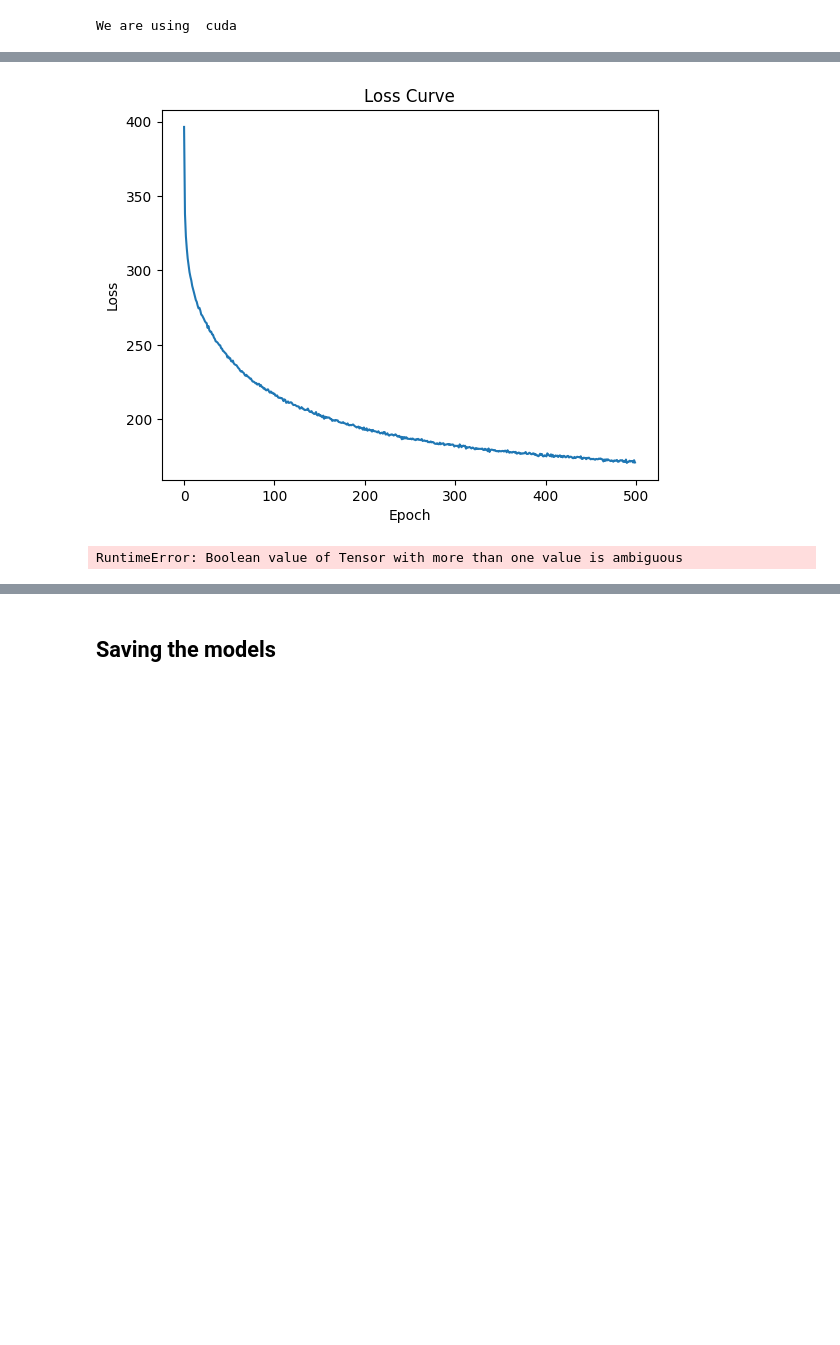
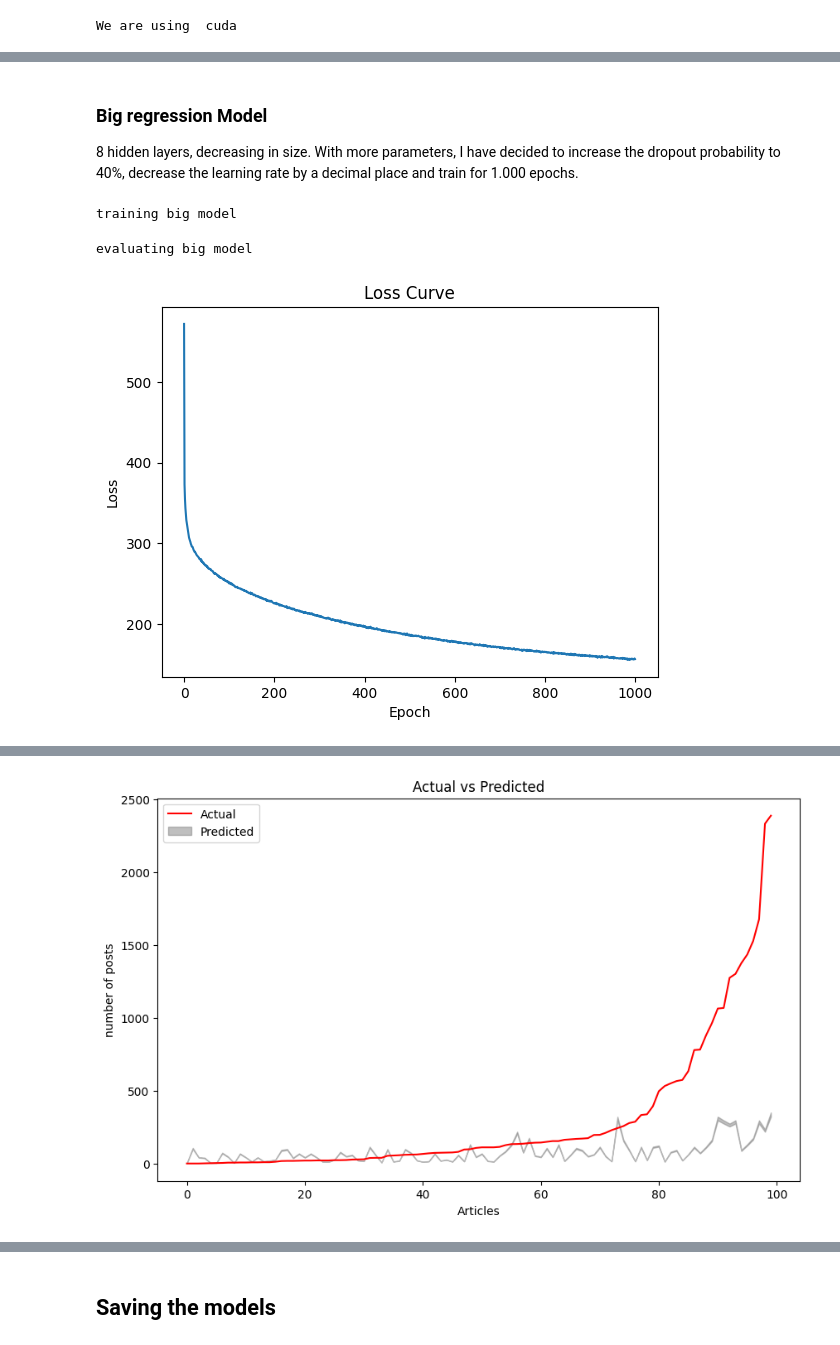
Before and after one commit to pastra98/AI_Lab, a Jupyter notebook: assignment/machine_learning.ipynb, the cells around one changed output, grey strips where cells are left out. Drawn from its saved outputs; the diff is of its cells as text; code cells hidden in the pictures; blank space fills up the shorter version.

Commit message:
big model also shit

```diff
--- a/assignment/machine_learning.ipynb
+++ b/assignment/machine_learning.ipynb
@@ -34,7 +45,7 @@ test_size = len(dataset) - train_size
 train_dataset, test_dataset = random_split(dataset, [train_size, test_size])
 
 # Create DataLoaders
-batch_size = 32
+batch_size = 64
 train_loader = DataLoader(train_dataset, batch_size=batch_size, shuffle=True)
 test_loader = DataLoader(test_dataset, batch_size=batch_size, shuffle=False)
 # %% [output]
@@ -240,7 +317,7 @@ small_model = RegressionNN(
     ).to(my_device)
 
 print('training small model')
-small_losses = train(small_model, epochs=10, learning_rate=0.001)
+small_losses = train(small_model, epochs=500, learning_rate=0.0001)
 print('evaluating small model')
 eval_trained_model(small_model, small_losses, test_date)
 # %% [output]
@@ -250,11 +389,17 @@ training small model
+# %% [markdown]
+### Big regression Model
+8 hidden layers, decreasing in size. With more parameters, I have decided to increase the dropout probability to 40%, decrease the learning rate by a decimal place and train for 1.000 epochs.
 # %%
-# big_model = RegressionNN(
-#     drop = 0.5,
-#     layer_sizes = [303, 303, 256, 256, 256, 128, 128, 64]
-#     ).to(my_device)
+big_model = RegressionNN(
+    drop = 0.4,
+    layer_sizes = [303, 303, 256, 256, 256, 128, 128, 64]
+    ).to(my_device)
 
-# big_losses = train(big_model, epochs=10)
-eval_trained_model(model, losses, test_date)
+print('training big model')
+small_losses = train(big_model, epochs=1000, learning_rate=0.00001)
+print('evaluating big model')
+eval_trained_model(big_model, small_losses, test_date-timedelta(days=2))
 # %% [output]
+training big model
+evaluating big model
-[figure, old version]
+[figure, new version]
-RuntimeError: Boolean value of Tensor with more than one value is ambiguous
@@ -260,0 +407 @@ RuntimeError: Boolean value of Tensor with more than one value is ambiguous
+[figure, added]
```
Also changed, not shown: parts of 29 cells of this notebook.
